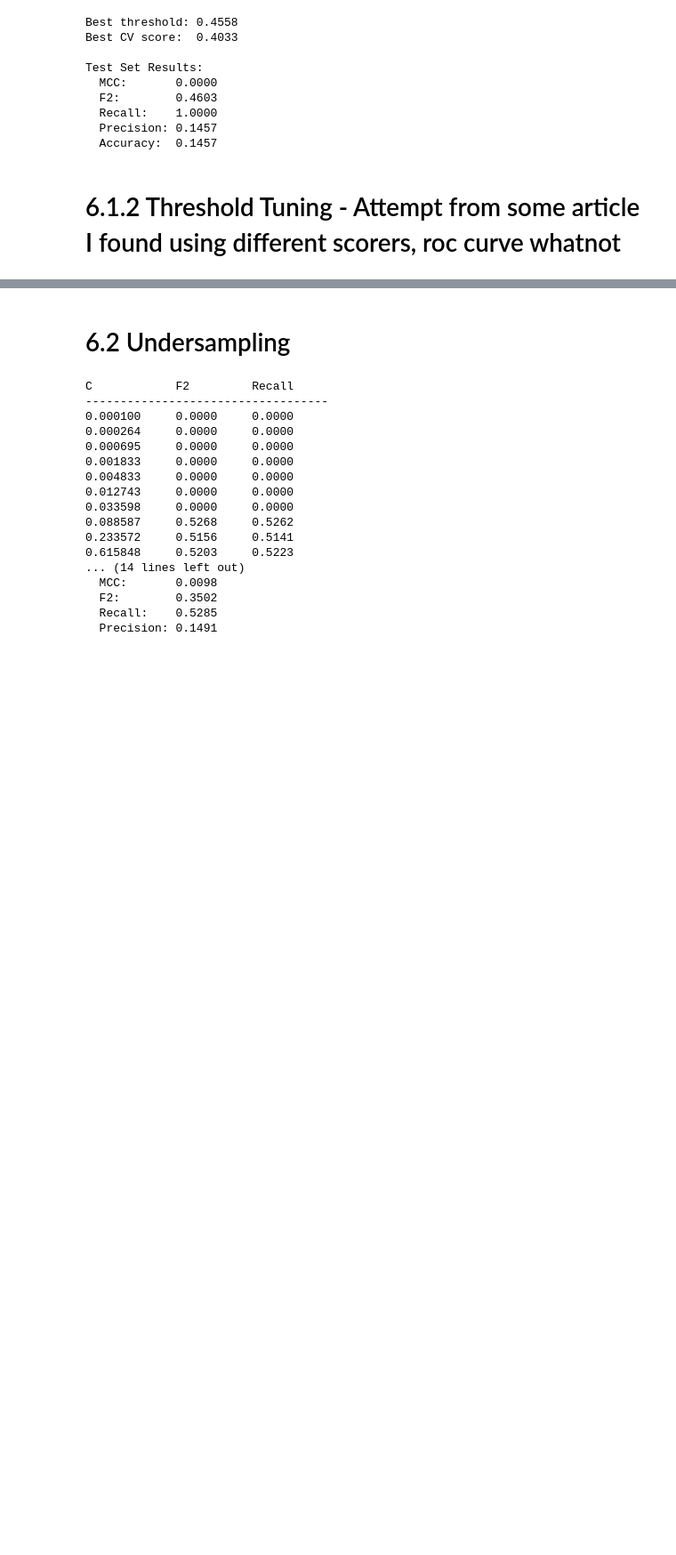
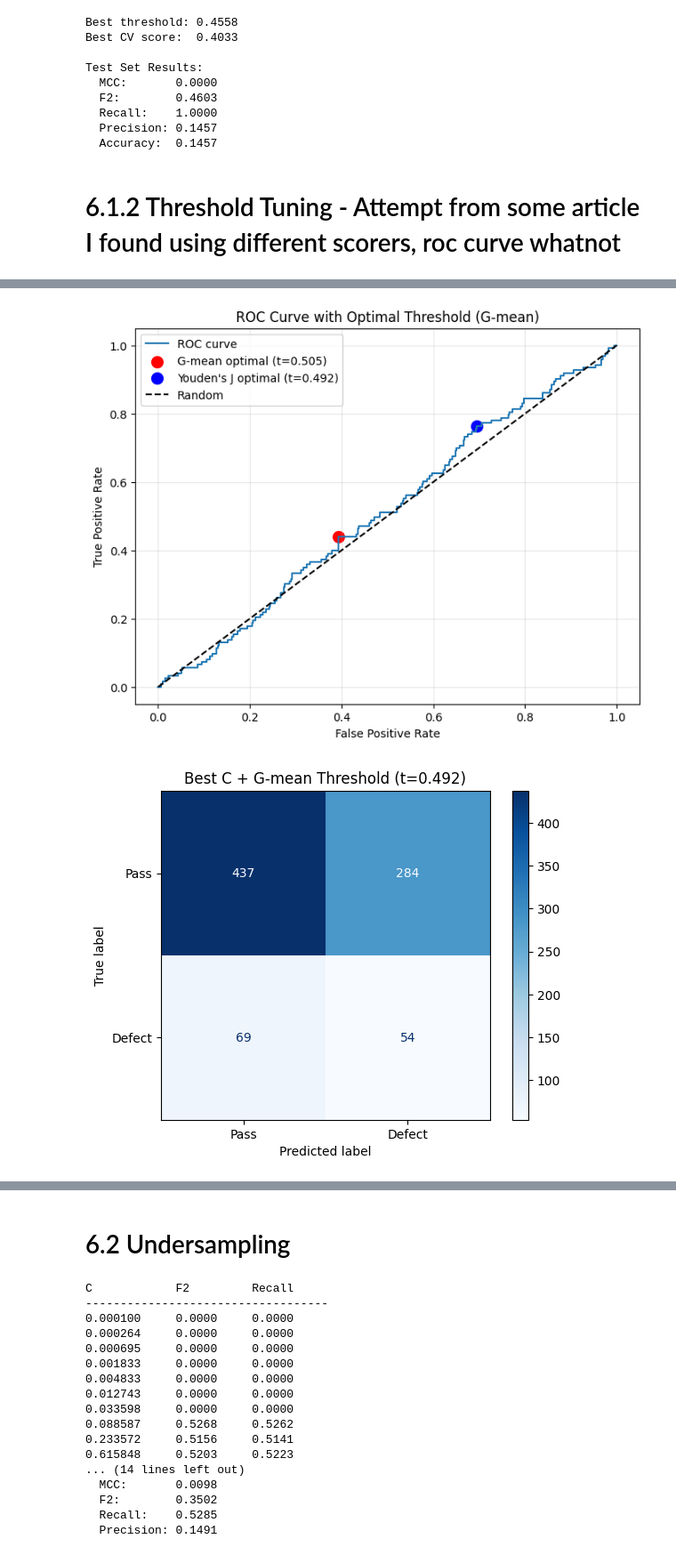
Before and after one commit to Antibodyy/La_Finale, a Jupyter notebook: Semiconductor Quality Control/COMPILED_WORK_IN_PROGRESS.ipynb, the cells around one changed output, grey strips where cells are left out. Shown at 89% size. Drawn from its saved outputs; the diff is of its cells as text; code cells hidden in the pictures; blank space fills up the shorter version.

Commit message:
updated thresholding

```diff
--- a/Semiconductor Quality Control/COMPILED_WORK_IN_PROGRESS.ipynb
+++ b/Semiconductor Quality Control/COMPILED_WORK_IN_PROGRESS.ipynb
@@ -290,3 +306,75 @@ Test Set Results:
   Accuracy:  0.1457
 # %% [markdown]
 # 6.1.2 Threshold Tuning - Attempt from some article I found using different scorers, roc curve whatnot
+# %%
+# https://medium.com/data-science/optimal-threshold-for-imbalanced-classification-5884e870c293
+#this is the source I referred to
+
+from sklearn.metrics import roc_curve
+best_c_model = LogisticRegression(penalty='l1', C=best_C, solver='liblinear', class_weight='balanced', random_state=RANDOM_STATE)
+best_c_model.fit(x_train, y_train)
+y_proba = best_c_model.predict_proba(x_test)[:, 1]
+
+# ROC curve
+fpr, tpr, thresholds = roc_curve(y_test, y_proba)
+
+# Method 1: G-mean (geometric mean of sensitivity and specificity)
+gmean = np.sqrt(tpr * (1 - fpr))
+best_idx_gmean = np.argmax(gmean)
+best_thresh_gmean = thresholds[best_idx_gmean]
+
+# Method 2: Youden's J statistic (TPR - FPR)
+j_scores = tpr - fpr
+best_idx_j = np.argmax(j_scores)
+best_thresh_j = thresholds[best_idx_j]
+
+print(f"G-mean optimal threshold: {best_thresh_gmean:.4f}")
+print(f"Youden's J optimal threshold: {best_thresh_j:.4f}")
+
+# Apply G-mean threshold
+y_pred_gmean = (y_proba >= best_thresh_gmean).astype(int)
+
+print(f"\nG-mean Threshold Results:")
+print(f"  MCC:       {matthews_corrcoef(y_test, y_pred_gmean):.4f}")
+print(f"  F2:        {fbeta_score(y_test, y_pred_gmean, beta=2):.4f}")
+print(f"  Recall:    {recall_score(y_test, y_pred_gmean):.4f}")
+print(f"  Precision: {precision_score(y_test, y_pred_gmean, zero_division=0):.4f}")
+print(f"  Accuracy:  {accuracy_score(y_test, y_pred_gmean):.4f}")
+
+y_pred_j = (y_proba >= best_thresh_j).astype(int)
+
+print(f"\nYouden's J Threshold Results:")
+print(f"  MCC:       {matthews_corrcoef(y_test, y_pred_j):.4f}")
+print(f"  F2:        {fbeta_score(y_test, y_pred_j, beta=2):.4f}")
+print(f"  Recall:    {recall_score(y_test, y_pred_j):.4f}")
+print(f"  Precision: {precision_score(y_test, y_pred_j, zero_division=0):.4f}")
+print(f"  Accuracy:  {accuracy_score(y_test, y_pred_j):.4f}")
+
+# Visualize ROC with optimal point
+plt.figure(figsize=(8, 6))
+plt.plot(fpr, tpr, label='ROC curve')
+plt.scatter(fpr[best_idx_gmean], tpr[best_idx_gmean], marker='o', color='red', s=100, label=f'G-mean optimal (t={best_thresh_gmean:.3f})')
+plt.scatter(fpr[best_idx_j], tpr[best_idx_j], marker='o', color='blue', s=100, label=f'Youden\'s J optimal (t={best_thresh_j:.3f})')
+plt.plot([0, 1], [0, 1], 'k--', label='Random')
+plt.xlabel('False Positive Rate')
+plt.ylabel('True Positive Rate')
+plt.title('ROC Curve with Optimal Threshold (G-mean)')
+plt.legend()
+plt.grid(alpha=0.3)
+plt.show()
+
+# Confusion matrix
+cm_gmean = confusion_matrix(y_test, y_pred_gmean)
+disp = ConfusionMatrixDisplay(confusion_matrix=cm_gmean, display_labels=['Pass', 'Defect'])
+disp.plot(cmap='Blues', values_format='d')
+plt.title(f'Best C + G-mean Threshold (t={best_thresh_j:.3f})')
+plt.grid(False)
+plt.show()
+
+cm_j = confusion_matrix(y_test, y_pred_j)
+disp = ConfusionMatrixDisplay(confusion_matrix=cm_j, display_labels=['Pass', 'Defect'])
+disp.plot(cmap='Blues', values_format='d')
+plt.title(f'Best C + Youden\'s J Threshold (t={best_thresh_j:.3f})')
+plt.grid(False)
+plt.show()
+# %% [output]
@@ -292,0 +397,2 @@ Test Set Results:
+[figure, added]
+[figure, added]
```
Also changed, not shown: parts of 3 cells of this notebook, 1 other file.
